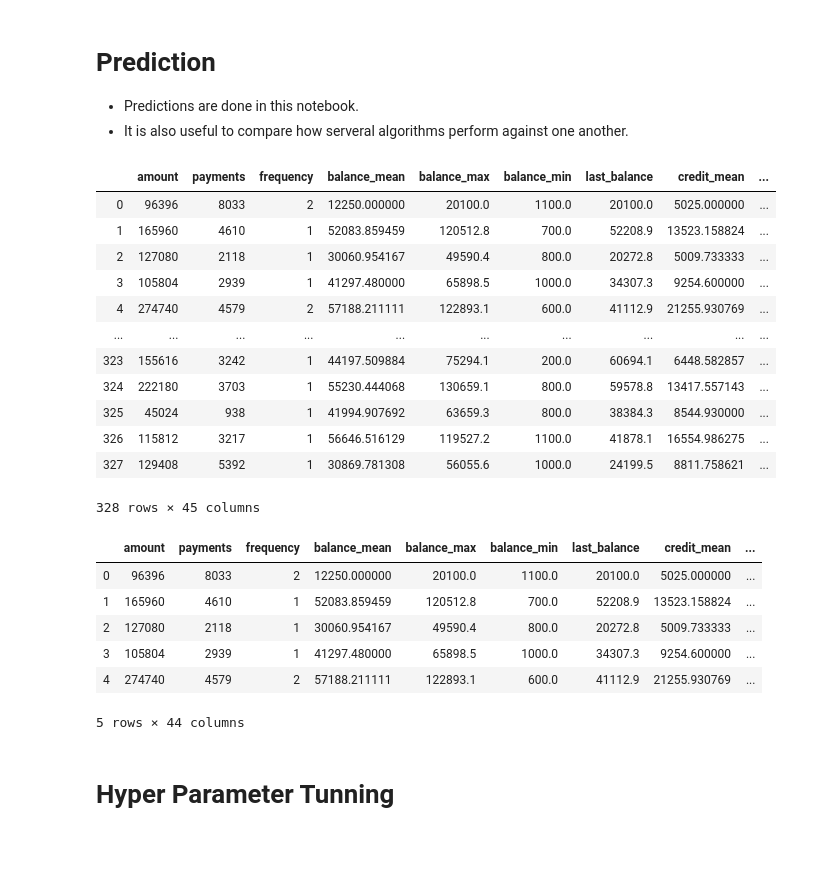
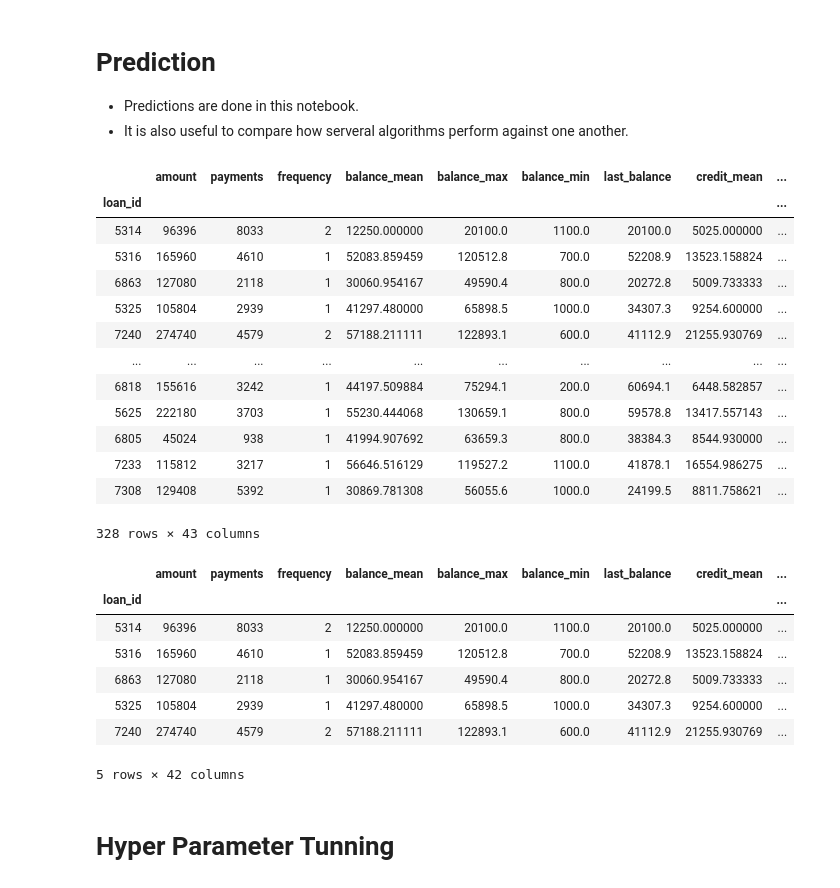
Before and after one commit to EdgarACarneiro/feup-ecac, a Jupyter notebook: project-competition/prediction.ipynb, the cells around one changed output. Drawn from its saved outputs; the diff is of its cells as text; code cells hidden in the pictures; blank space fills up the shorter version.

Commit message:
Removed necessaty of join on loan_id, since it is now being used as index " gp

```diff
--- a/project-competition/prediction.ipynb
+++ b/project-competition/prediction.ipynb
@@ -122,44 +122,46 @@ pp = pprint.PrettyPrinter(indent=4)
 # %%
 dataset =  utils.read_csv_to_df('dataset/preprocessed_data.csv')
 
 if UNDERSAMPLE:
     print(' > Apllying undersampling:')
     entries_df = len(dataset.index)
 
     # Getting all minor class cases into final dataset
     minor_df = dataset[dataset['status'] == -1]
     num_minor = len(minor_df.index)
 
     print('\t> Classes initial ratio: %f - %f\n\t> Dataset size: %i' %
          (num_minor / entries_df, (entries_df - num_minor) / entries_df, entries_df))
 
     # Selecting equal number from major class
     major_df = dataset[dataset['status'] == 1].sample(n=int((num_minor / UNDERSAMPLE_RATIO) - num_minor),
                                                       random_state=SEED)
     num_major = len(major_df.index)
     total_under = num_minor + num_major
 
     print('\t> Classes final ratio: %f - %f\n\t> Dataset size: %i' %
           (num_minor / total_under, num_major / total_under, total_under))
 
     # Concatenting to main dataframe
     dataset = pd.concat([minor_df, major_df])
 
+dataset = dataset.set_index('loan_id')
 display(dataset)
 # %% [output]
 |  | amount | payments | frequency | balance_mean | balance_max | balance_min | last_balance | credit_mean | ... |
-| 0 | 96396 | 8033 | 2 | 12250.000000 | 20100.0 | 1100.0 | 20100.0 | 5025.000000 | ... |
-| 1 | 165960 | 4610 | 1 | 52083.859459 | 120512.8 | 700.0 | 52208.9 | 13523.158824 | ... |
-| 2 | 127080 | 2118 | 1 | 30060.954167 | 49590.4 | 800.0 | 20272.8 | 5009.733333 | ... |
-| 3 | 105804 | 2939 | 1 | 41297.480000 | 65898.5 | 1000.0 | 34307.3 | 9254.600000 | ... |
-| 4 | 274740 | 4579 | 2 | 57188.211111 | 122893.1 | 600.0 | 41112.9 | 21255.930769 | ... |
+| loan_id |  |  |  |  |  |  |  |  | ... |
+| 5314 | 96396 | 8033 | 2 | 12250.000000 | 20100.0 | 1100.0 | 20100.0 | 5025.000000 | ... |
+| 5316 | 165960 | 4610 | 1 | 52083.859459 | 120512.8 | 700.0 | 52208.9 | 13523.158824 | ... |
+| 6863 | 127080 | 2118 | 1 | 30060.954167 | 49590.4 | 800.0 | 20272.8 | 5009.733333 | ... |
+| 5325 | 105804 | 2939 | 1 | 41297.480000 | 65898.5 | 1000.0 | 34307.3 | 9254.600000 | ... |
+| 7240 | 274740 | 4579 | 2 | 57188.211111 | 122893.1 | 600.0 | 41112.9 | 21255.930769 | ... |
 | ... | ... | ... | ... | ... | ... | ... | ... | ... | ... |
-| 323 | 155616 | 3242 | 1 | 44197.509884 | 75294.1 | 200.0 | 60694.1 | 6448.582857 | ... |
-| 324 | 222180 | 3703 | 1 | 55230.444068 | 130659.1 | 800.0 | 59578.8 | 13417.557143 | ... |
-| 325 | 45024 | 938 | 1 | 41994.907692 | 63659.3 | 800.0 | 38384.3 | 8544.930000 | ... |
-| 326 | 115812 | 3217 | 1 | 56646.516129 | 119527.2 | 1100.0 | 41878.1 | 16554.986275 | ... |
-| 327 | 129408 | 5392 | 1 | 30869.781308 | 56055.6 | 1000.0 | 24199.5 | 8811.758621 | ... |
+| 6818 | 155616 | 3242 | 1 | 44197.509884 | 75294.1 | 200.0 | 60694.1 | 6448.582857 | ... |
+| 5625 | 222180 | 3703 | 1 | 55230.444068 | 130659.1 | 800.0 | 59578.8 | 13417.557143 | ... |
+| 6805 | 45024 | 938 | 1 | 41994.907692 | 63659.3 | 800.0 | 38384.3 | 8544.930000 | ... |
+| 7233 | 115812 | 3217 | 1 | 56646.516129 | 119527.2 | 1100.0 | 41878.1 | 16554.986275 | ... |
+| 7308 | 129408 | 5392 | 1 | 30869.781308 | 56055.6 | 1000.0 | 24199.5 | 8811.758621 | ... |
-328 rows × 45 columns
+328 rows × 43 columns
 # %%
 STATUS_COL = dataset.columns.get_loc("status")
 # %%
@@ -174,12 +176,13 @@ if USE_PCA:
     display(X.head())
 # %% [output]
 |  | amount | payments | frequency | balance_mean | balance_max | balance_min | last_balance | credit_mean | ... |
-| 0 | 96396 | 8033 | 2 | 12250.000000 | 20100.0 | 1100.0 | 20100.0 | 5025.000000 | ... |
-| 1 | 165960 | 4610 | 1 | 52083.859459 | 120512.8 | 700.0 | 52208.9 | 13523.158824 | ... |
-| 2 | 127080 | 2118 | 1 | 30060.954167 | 49590.4 | 800.0 | 20272.8 | 5009.733333 | ... |
-| 3 | 105804 | 2939 | 1 | 41297.480000 | 65898.5 | 1000.0 | 34307.3 | 9254.600000 | ... |
-| 4 | 274740 | 4579 | 2 | 57188.211111 | 122893.1 | 600.0 | 41112.9 | 21255.930769 | ... |
+| loan_id |  |  |  |  |  |  |  |  | ... |
+| 5314 | 96396 | 8033 | 2 | 12250.000000 | 20100.0 | 1100.0 | 20100.0 | 5025.000000 | ... |
+| 5316 | 165960 | 4610 | 1 | 52083.859459 | 120512.8 | 700.0 | 52208.9 | 13523.158824 | ... |
+| 6863 | 127080 | 2118 | 1 | 30060.954167 | 49590.4 | 800.0 | 20272.8 | 5009.733333 | ... |
+| 5325 | 105804 | 2939 | 1 | 41297.480000 | 65898.5 | 1000.0 | 34307.3 | 9254.600000 | ... |
+| 7240 | 274740 | 4579 | 2 | 57188.211111 | 122893.1 | 600.0 | 41112.9 | 21255.930769 | ... |
-5 rows × 44 columns
+5 rows × 42 columns
 # %% [markdown]
 # Hyper Parameter Tunning
 # %% [markdown]
```
Also changed, not shown: parts of 3 cells of this notebook, 2 other files.
